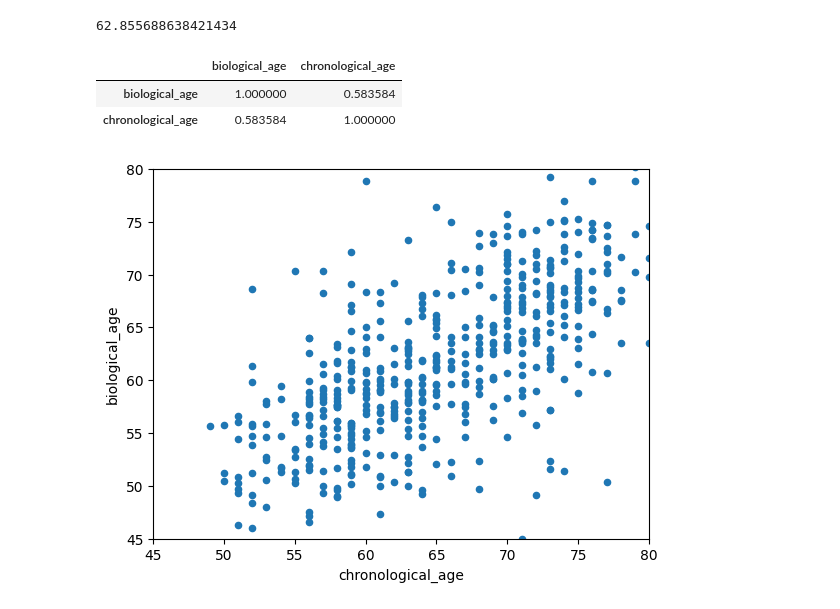
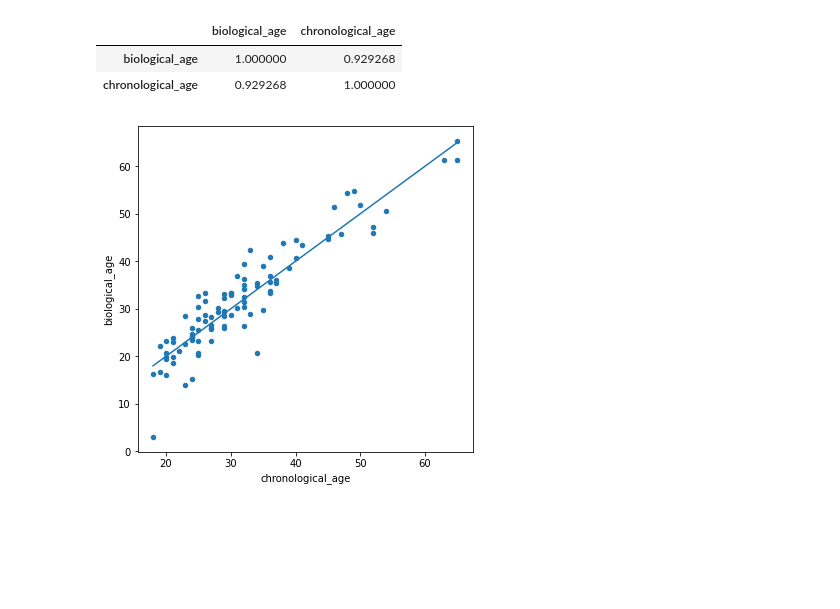
Before and after one commit to Biomarkers-of-Aging-Consortium/boa-learn, a Jupyter notebook: notebooks/epigenetic/epigenetic.ipynb, the cells around one changed output. Cells and saved outputs as stored; diff of their text form; code cells hidden in the pictures; blank space fills up the shorter version.

```diff
--- a/notebooks/epigenetic/epigenetic.ipynb
+++ b/notebooks/epigenetic/epigenetic.ipynb
@@ -13,5 +11,0 @@ dnam=pd.read_table(dnam_sample_file,index_col=0,usecols=[0,1])
-# %%
-BA = single_sample_clock(horvath_clock, dnam.transpose())
-BA
-# %% [output]
-62.855688638421434
@@ -23,8 +12,19 @@ ages['chronological_age'] = dnams['age']
-# %%
-ages.plot.scatter('chronological_age','biological_age', ylim=[45,80],xlim=[45,80])
-ages[['biological_age','chronological_age']].corr()
-# %% [output]
-|  | biological_age | chronological_age |
-| biological_age | 1.000000 | 0.583584 |
-| chronological_age | 0.583584 | 1.000000 |
-[figure, removed]
+# %%
+#GSE41169 blood data
+url='https://ftp.ncbi.nlm.nih.gov/geo/series/GSE41nnn/GSE41169/matrix/GSE41169_series_matrix.txt.gz'
+dnam=load_dnam(dnam_file=url,id_row=32,age_row=46,skiprows=72)
+# %%
+# Horvath Clock
+ages = horvath_clock(dnam)
+ages['chronological_age'] = dnam['age']
+f, ax = plt.subplots(figsize=(6, 6))
+mi=ages['chronological_age'].min()
+ma=ages['chronological_age'].max()
+ax.plot([mi,ma], [mi,ma])
+ages.plot.scatter('chronological_age','biological_age',ax=ax)
+ages[['biological_age','chronological_age']].corr()
+# %% [output]
+|  | biological_age | chronological_age |
+| biological_age | 1.000000 | 0.929268 |
+| chronological_age | 0.929268 | 1.000000 |
+[figure, added]
```
Also changed, not shown: parts of 4 cells of this notebook, 4 other files.
